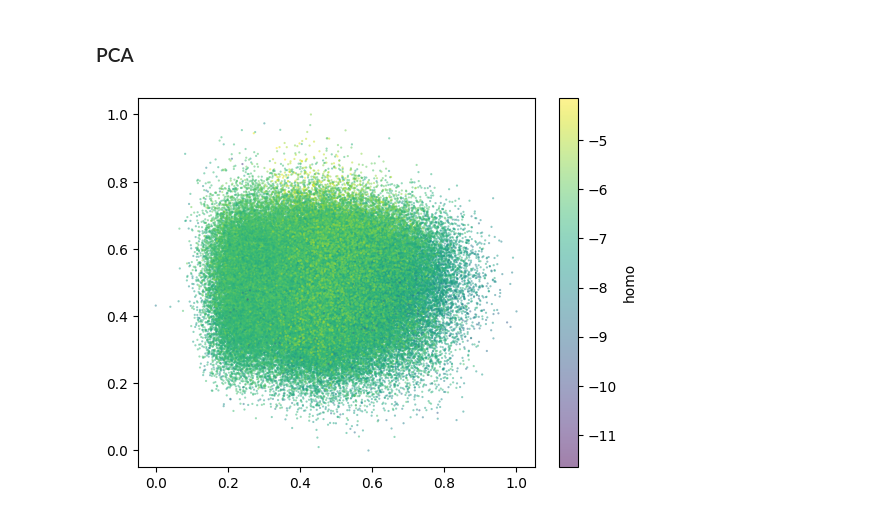
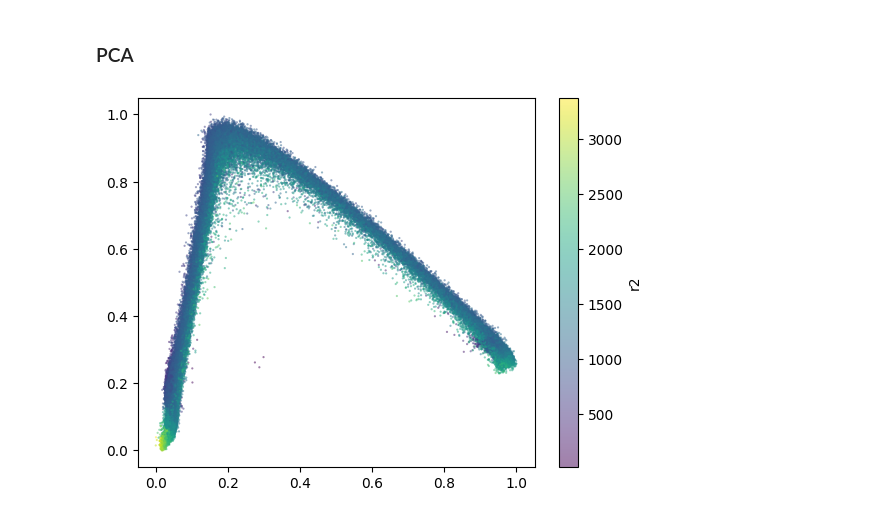
Before and after one commit to pkmtum/Molecular_Generative_Modeling, a Jupyter notebook: source/graph_vae.ipynb, the cells around one changed output. Drawn from its saved outputs; the diff is of its cells as text; code cells hidden in the pictures.

```diff
--- a/source/graph_vae.ipynb
+++ b/source/graph_vae.ipynb
@@ -29,29 +32,14 @@ from graph_vae.vae import GraphVAE
 device = torch.device('cuda' if torch.cuda.is_available() else 'cpu')
 include_hydrogen = False
 
-properties = ["homo", "lumo"]
+properties = ["homo", "lumo", "r2"]
 
-transform_list = [
-    SelectQM9TargetProperties(properties=properties),
-    SelectQM9NodeFeatures(features=["atom_type"]),
-]
-if not include_hydrogen:
-    transform_list.append(DropQM9Hydrogen())
-
-max_num_nodes = 29 if include_hydrogen else 9
-transform_list += [
-    AddAdjacencyMatrix(max_num_nodes=max_num_nodes),
-    AddNodeAttributeMatrix(max_num_nodes=max_num_nodes),
-    AddEdgeAttributeMatrix(max_num_nodes=max_num_nodes),
-]
-
-pre_transform = T.Compose(transform_list)
-transform = T.Compose([
-    #RandomPermutation(max_num_nodes=max_num_nodes),
-    T.ToDevice(device=device)
-])
-
-dataset = QM9(root="./data", pre_transform=pre_transform, pre_filter=qm9_pre_filter, transform=transform)
+dataset = create_qm9_dataset(
+    device=device,
+    include_hydrogen=include_hydrogen,
+    refresh_data_cache=False,
+    properties=properties,
+)
 
 train_dataset, val_dataset, test_dataset = create_qm9_data_split(dataset=dataset)
 
@@ -68,8 +56,18 @@ dataloaders = {
 graph_vae_model = GraphVAE.from_pretrained("./checkpoints/graph_vae_20240303_201208.pt").to(device=device)
 graph_vae_model_prop = GraphVAE.from_pretrained("./checkpoints/graph_vae_20240303_204747.pt").to(device=device)
 
+# models trained on single properties
+graph_vae_model_homo = GraphVAE.from_pretrained("./checkpoints/graph_vae_20240401_185647.pt").to(device=device)
+graph_vae_model_lumo = GraphVAE.from_pretrained("./checkpoints/graph_vae_20240401_194721.pt").to(device=device)
+
+# more properties
+graph_vae_model_homo_lumo_r2 = GraphVAE.from_pretrained("./checkpoints/graph_vae_20240401_203637.pt").to(device=device)
+
 graph_vae_model.eval()
 graph_vae_model_prop.eval()
+graph_vae_model_homo.eval()
+graph_vae_model_lumo.eval()
+graph_vae_model_homo_lumo_r2.eval()
 # %% [output]
 GraphVAE(
   (encoder): Encoder(
@@ -328,7 +434,7 @@ loader = dataloaders["full"]
 z_list = []
 props_list = []
 for batch in tqdm(loader):
-    z = graph_vae_model_prop.encode(batch).detach().cpu()
+    z = graph_vae_model_homo_lumo_r2.encode(batch).detach().cpu()
     z_list.append(z)
     props_list.append(batch.y)
 
@@ -336,23 +442,23 @@ z = torch.concat(z_list)
 props = torch.concat(props_list)
 prop_df = pd.DataFrame(props.cpu(), columns=properties).reset_index()
 # %%
-prop_opt = "homo"
+prop_opt = "r2"
 
 from sklearn.decomposition import PCA
 from sklearn.preprocessing import MinMaxScaler
 
 # do pca and normalize
 Z_pca = PCA(n_components=2).fit_transform(z)
 Z_pca = MinMaxScaler().fit_transform(Z_pca)
 
 df = pd.DataFrame(np.transpose((Z_pca[:,0],Z_pca[:,1])))
 df.columns = ['x','y']
 df[prop_opt]=prop_df[prop_opt]
 
 scatter = plt.scatter(x=df['x'], y=df['y'], c=df[prop_opt],
             cmap= 'viridis', marker='.',
             s=10,alpha=0.5, edgecolors='none')
 plt.colorbar(scatter, label=prop_opt)
 plt.show()
 # %% [output]
-[figure, old version]
+[figure, new version]
```
Also changed, not shown: parts of 9 cells of this notebook, 5 other files.
